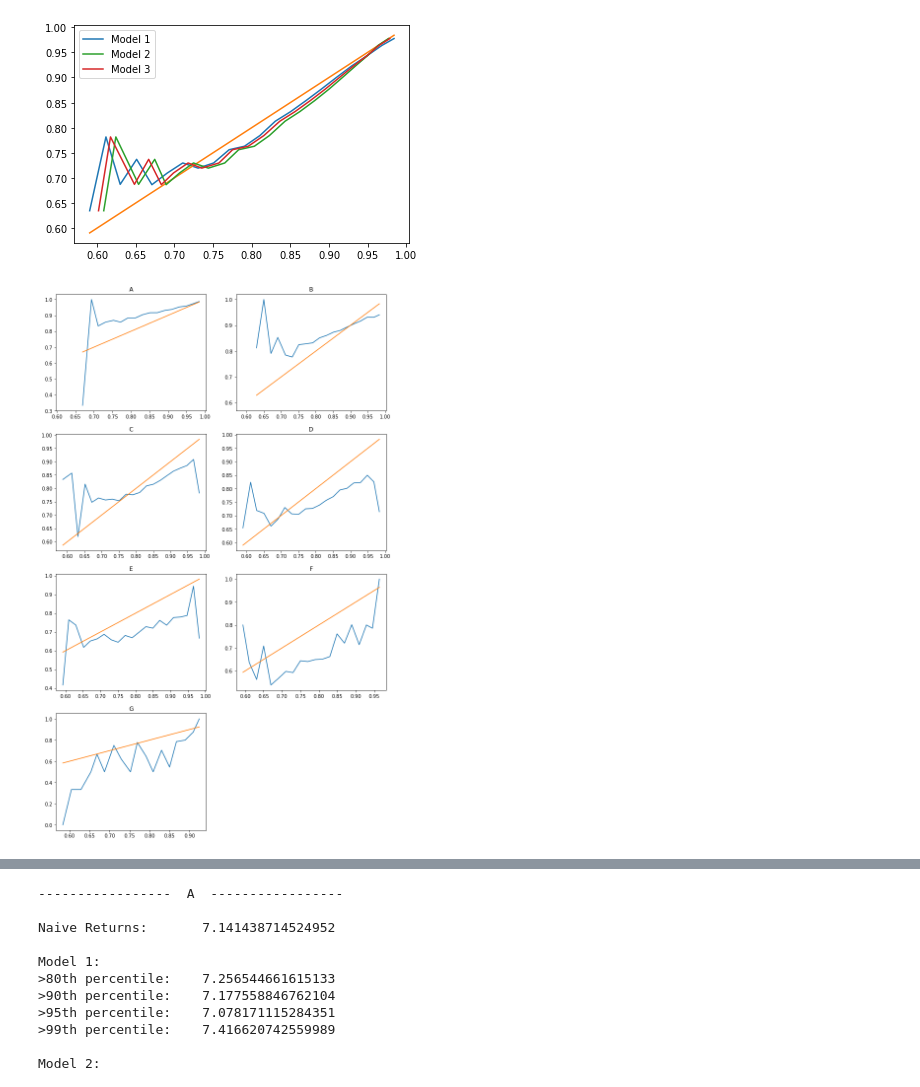
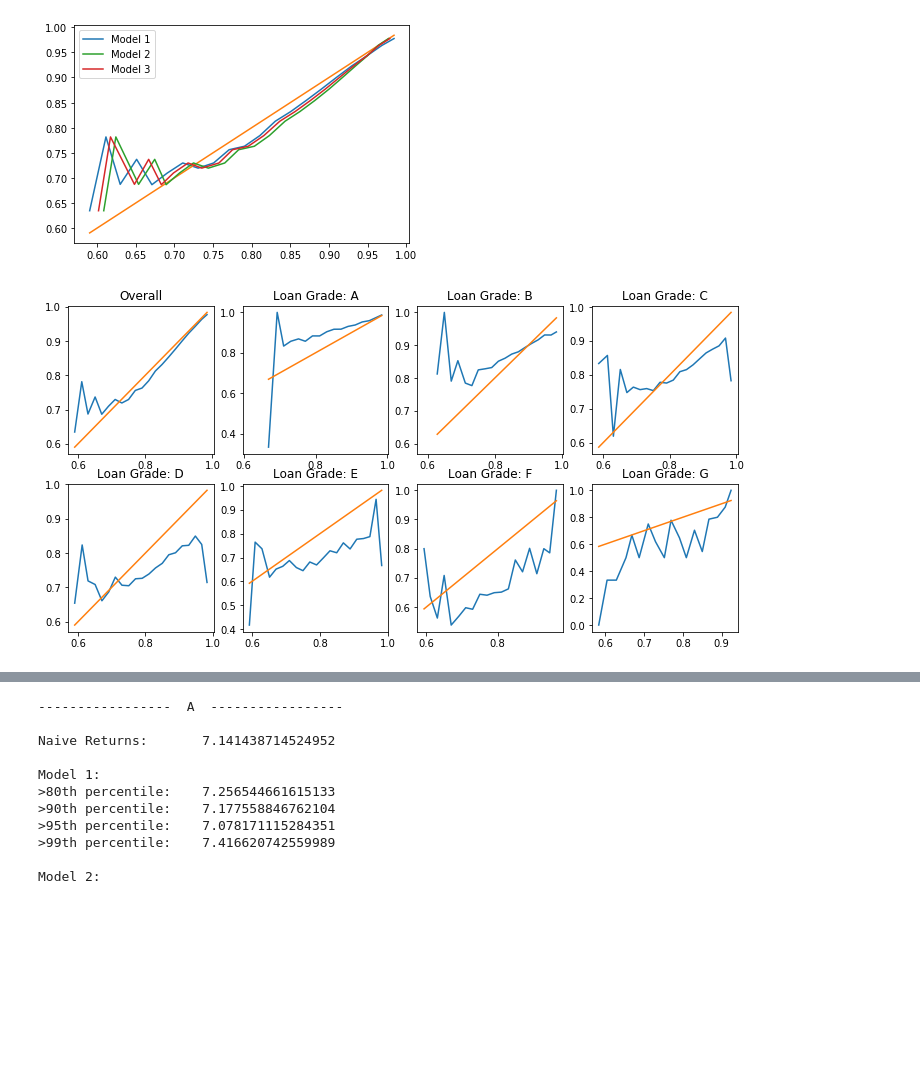
Before and after one commit to timcopelandoh/thinkful, a Jupyter notebook: Capstones and Projects/Capstone 3 - Modeling - Logistic Regression.ipynb, the cells around one changed output, grey strips where cells are left out. Cells and saved outputs as stored; diff of their text form; code cells hidden in the pictures; blank space fills up the shorter version.

```diff
--- a/Capstones and Projects/Capstone 3 - Modeling - Logistic Regression.ipynb
+++ b/Capstones and Projects/Capstone 3 - Modeling - Logistic Regression.ipynb
@@ -292,28 +292,50 @@ plt.show()
 # %% [output]
 [figure]
 # %%
-pred = []
-act = []
-letters = ['A', 'B', 'C', 'D', 'E', 'F', 'G']
-
-plt.figure(figsize = (12,20))
-
-for letter in range(7):
+def graph_by_grade(predictions, grade, target):
     pred = []
     act = []
+    letters = ['A', 'B', 'C', 'D', 'E', 'F', 'G']
+
+    plt.figure(figsize=(12,6))
+    plt.subplot(2,4,1)
+    plt.title("Overall")
+
     for i in range(21):
-        min = .58 + i*.02
-        max = .58 + (i+1)*.02
-        df = test[(test['pred'] >= min)&(test['pred'] < max)&(test['grade']==letters[letter])]
-        pred_compliance = df['pred'].mean()
-        act_compliance = df['target'].mean()
+
+        lb = .58 + i*.02
+        ub = .58 + (i+1)*.02
+        sub = ((predictions >= lb)&(predictions < ub))
+        pred_compliance = predictions[sub].mean()
+        act_compliance = target[sub].mean()
         pred.append(pred_compliance)
         act.append(act_compliance)
 
-    plt.subplot(4,2,letter+1)
-    plt.title(letters[letter])
     plt.plot(pred, act)
     plt.plot(pred, pred)
-plt.show()
+
+    for letter in range(7):
+
+        pred = []
+        act = []
+        ss = []
+
+        for i in range(21):
+            lb = .58 + i*.02
+            ub = .58 + (i+1)*.02
+            sub = ((predictions >= lb)&(predictions < ub)&(grade==letters[letter]))
+            pred_compliance = predictions[sub].mean()
+            act_compliance = target[sub].mean()
+            pred.append(pred_compliance)
+            act.append(act_compliance)
+
+        plt.subplot(2,4,letter+2)
+        plt.title('Loan Grade: {}'.format(letters[letter]))
+        plt.plot(pred, act)
+        plt.plot(pred, pred)
+
+    plt.show()
+
+graph_by_grade(test.pred, test.grade, test.target)
 # %% [output]
-[figure, old version]
+[figure, new version]
```
Also changed, not shown: parts of 9 cells of this notebook, 4 other files.
